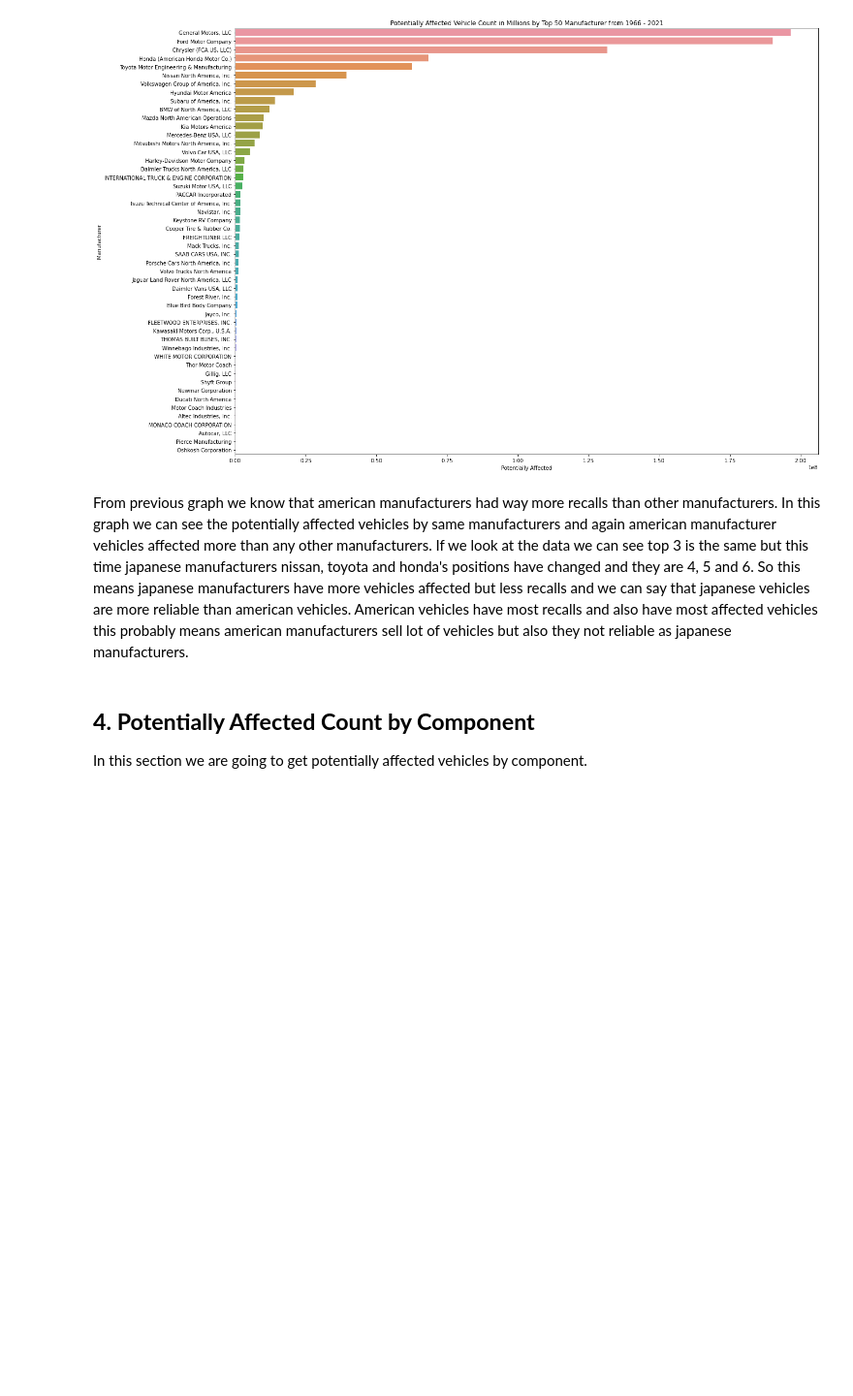
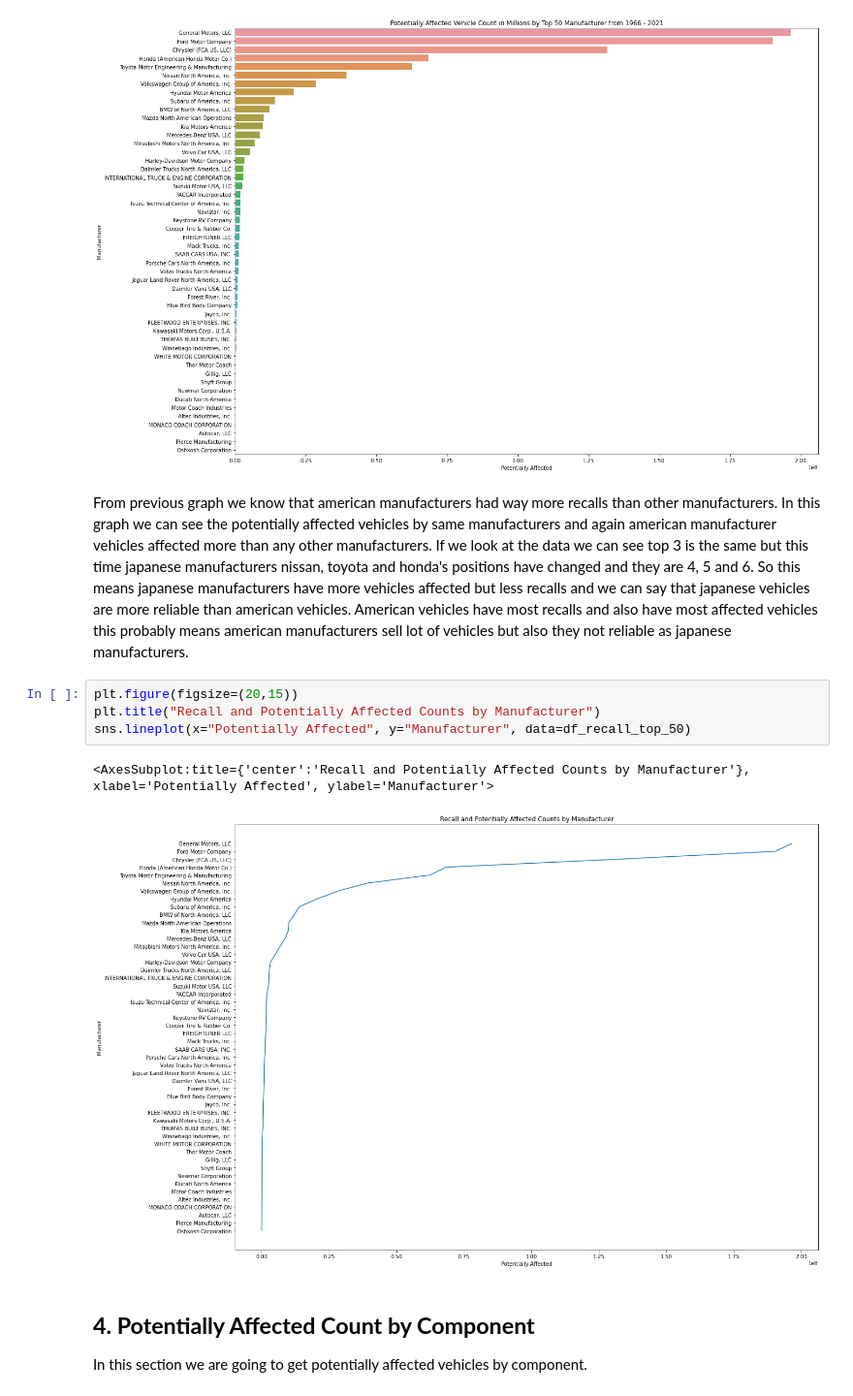
Before and after one commit to ekarbeyaz/nhtsa-recalls-data-manipulation, a Jupyter notebook: Script - Recalls.ipynb, the cells around one changed output. Shown at 97% size. Saved outputs shown, nothing was run; the diff lists cells and outputs as text; blank space fills up the shorter version.

```diff
--- a/Script - Recalls.ipynb
+++ b/Script - Recalls.ipynb
@@ -247,6 +247,13 @@ sns.barplot(x="Potentially Affected", y="Manufacturer", data=df_recall_top_50)
 [figure]
 # %% [markdown]
 From previous graph we know that american manufacturers had way more recalls than other manufacturers. In this graph we can see the potentially affected vehicles by same manufacturers and again american manufacturer vehicles affected more than any other manufacturers. If we look at the data we can see top 3 is the same but this time japanese manufacturers nissan, toyota and honda's positions have changed and they are 4, 5 and 6. So this means japanese manufacturers have more vehicles affected but less recalls and we can say that japanese vehicles are more reliable than american vehicles. American vehicles have most recalls and also have most affected vehicles this probably means american manufacturers sell lot of vehicles but also they not reliable as japanese manufacturers.
+# %%
+plt.figure(figsize=(20,15))
+plt.title("Recall and Potentially Affected Counts by Manufacturer")
+sns.lineplot(x="Potentially Affected", y="Manufacturer", data=df_recall_top_50)
+# %% [output]
+<AxesSubplot:title={'center':'Recall and Potentially Affected Counts by Manufacturer'}, xlabel='Potentially Affected', ylabel='Manufacturer'>
+[figure, added]
 # %% [markdown]
 ## **4. Potentially Affected Count by Component**
 In this section we are going to get potentially affected vehicles by component.
```
